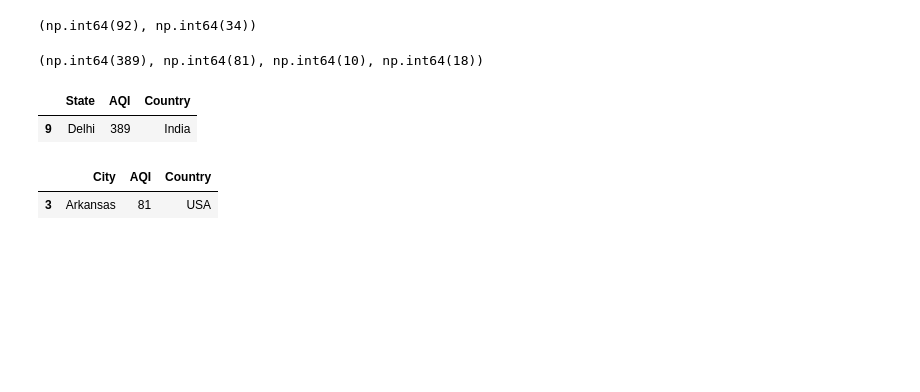
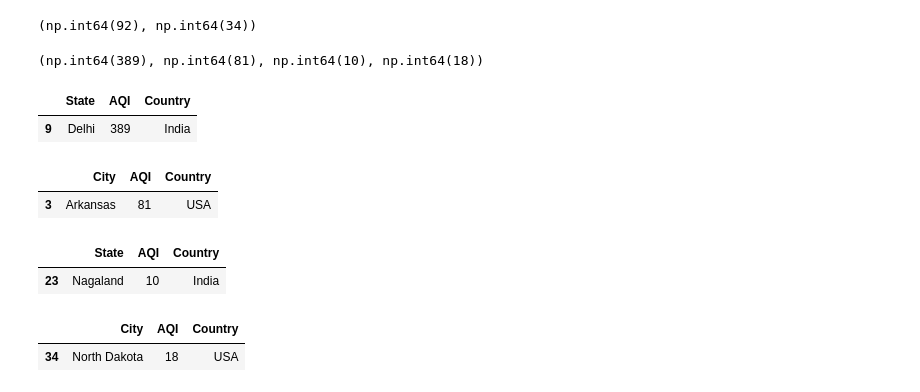
Before and after one commit to bilalhaider-ds/data-analysis, a Jupyter notebook: air quality usa india.ipynb, the cells around one changed output. Drawn from its saved outputs; the diff is of its cells as text; code cells hidden in the pictures; blank space fills up the shorter version.

```diff
--- a/air quality usa india.ipynb
+++ b/air quality usa india.ipynb
@@ -87,3 +87,13 @@ udf.loc[udf["AQI"] == udf_max]
 # %% [output]
 |  | City | AQI | Country |
 | 3 | Arkansas | 81 | USA |
+# %%
+idf.loc[idf["AQI"] == idf_min]
+# %% [output]
+|  | State | AQI | Country |
+| 23 | Nagaland | 10 | India |
+# %%
+udf.loc[udf["AQI"] == udf_min]
+# %% [output]
+|  | City | AQI | Country |
+| 34 | North Dakota | 18 | USA |
```
Also changed, not shown: parts of 1 cell of this notebook.
